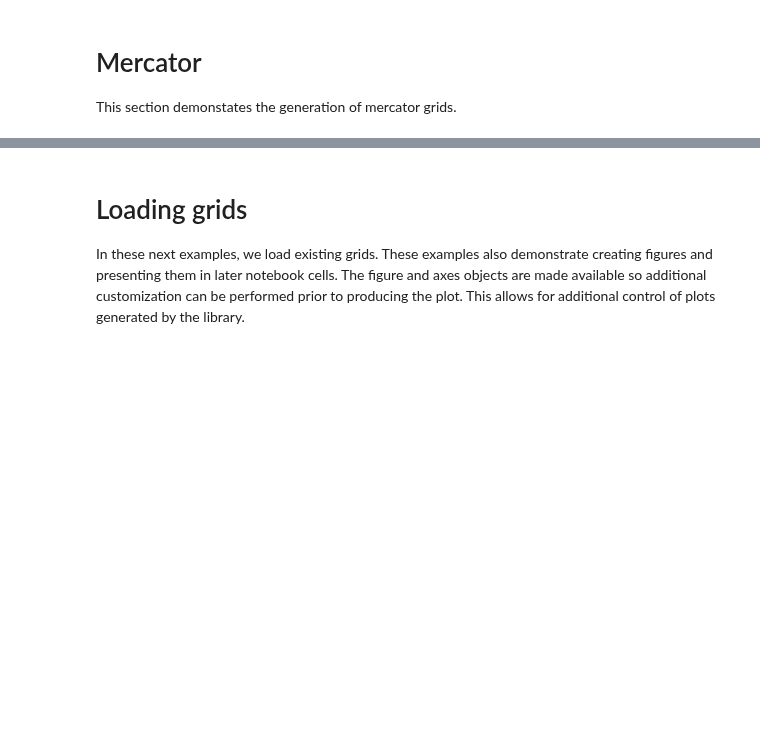
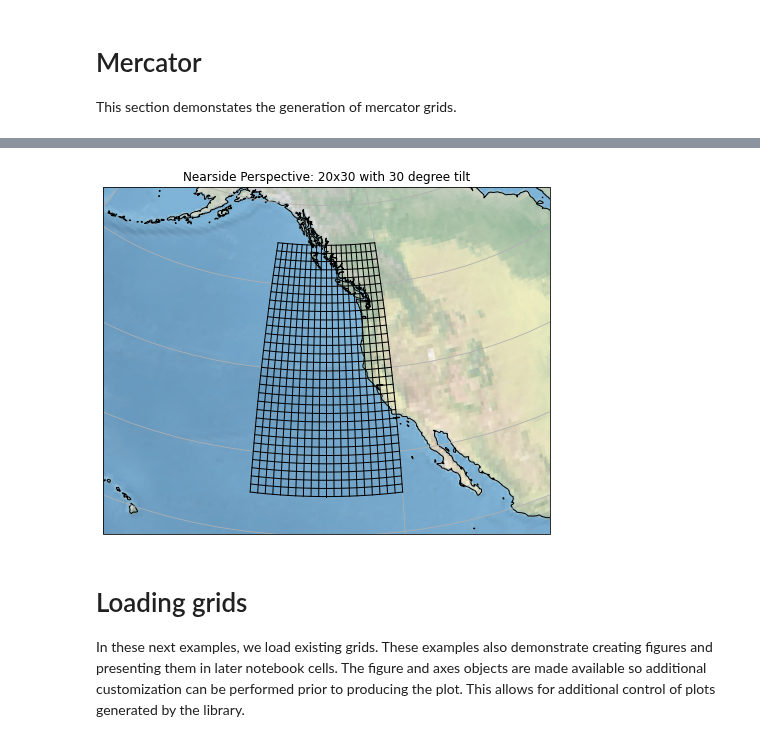
Before and after one commit to jr3cermak/gridtoolsDev, a Jupyter notebook: gridTools/mkGridIterative.ipynb, the cells around one changed output, grey strips where cells are left out. Saved outputs shown, nothing was run; the diff lists cells and outputs as text; code cells hidden in the pictures; blank space fills up the shorter version.

```diff
--- a/gridTools/mkGridIterative.ipynb
+++ b/gridTools/mkGridIterative.ipynb
@@ -290,3 +422,9 @@ This grid is generated using grid distances specified in meters.  A grid tilt ma
+# %%
+(figure, axes) = grd.plotGrid()
+# %%
+figure
+# %% [output]
+[figure, added]
 # %% [markdown]
 # Loading grids
 In these next examples, we load existing grids.  These examples also demonstrate creating figures and presenting them in later notebook cells.
```
Also changed, not shown: parts of 29 cells of this notebook, 12 other files.
